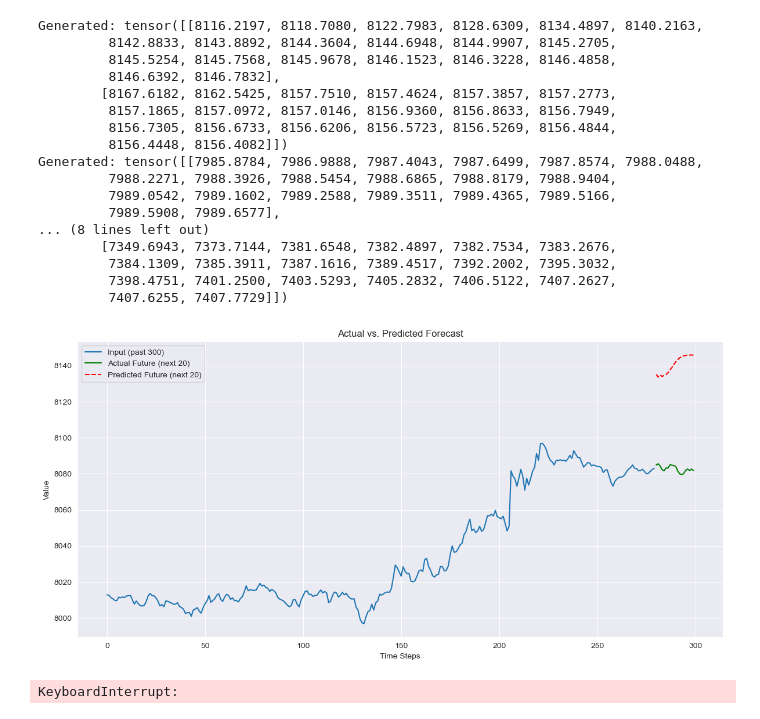
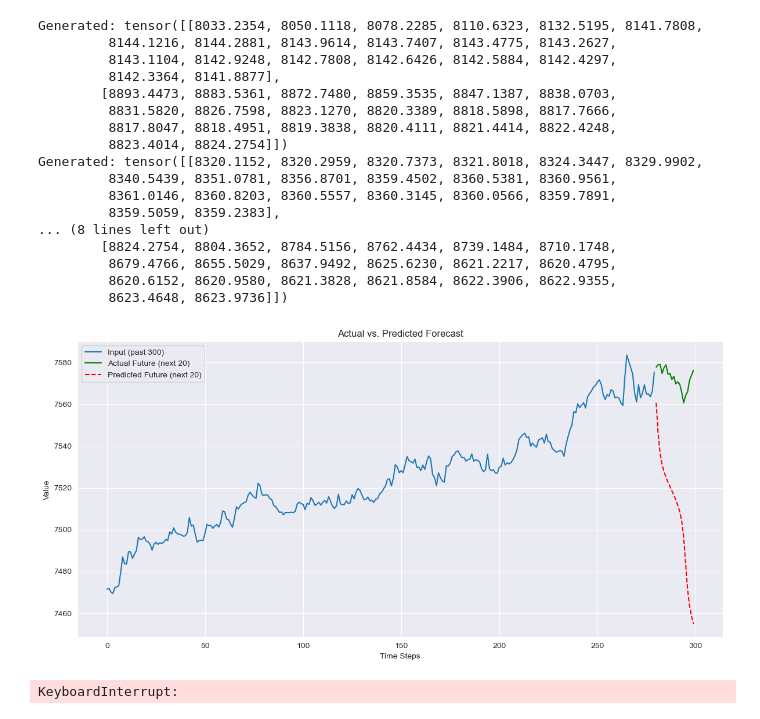
Before and after one commit to manikBS/omscs-capstone, a Jupyter notebook: manik_guassian_nonpl_encoder.ipynb, the cells around one changed output. Saved outputs shown, nothing was run; the diff lists cells and outputs as text; code cells hidden in the pictures.

```diff
--- a/manik_guassian_nonpl_encoder.ipynb
+++ b/manik_guassian_nonpl_encoder.ipynb
@@ -13,16 +13,15 @@ model = CustomTransformerEncoderOnly(d_model=4, nhead=2, num_encoder_layers=6, d
 
 dataset = Nifty50Dataset(
     "/Users/maniksomayaji/Documents/omscs/capstone_project/data/NIFTY 50_minute_data.csv",
-    window_size=300,
+    window_size=60,
     prediction_horizon=1
 )
 
-split_ratio = 0.1
+split_ratio = 0.2
 val_size = int(len(dataset) * split_ratio)
-test_size = int(len(dataset) * split_ratio)
-train_size = len(dataset) - 2 * val_size
+train_size = len(dataset) - val_size
 
-train_dataset, val_dataset, test_dataset = random_split(dataset, [train_size, val_size, test_size])
+train_dataset, val_dataset = random_split(dataset, [train_size, val_size])
 
 train_loader = DataLoader(train_dataset, batch_size=2, shuffle=True)
 val_loader = DataLoader(val_dataset, batch_size=2, shuffle=False)
@@ -70,50 +70,50 @@ for i, (x, y) in enumerate(train_loader):
     output = forecaster.autoregressive_predict(x, max_len=20)
     print("Generated:", output)
 # %% [output]
-Generated: tensor([[8116.2197, 8118.7080, 8122.7983, 8128.6309, 8134.4897, 8140.2163,
-         8142.8833, 8143.8892, 8144.3604, 8144.6948, 8144.9907, 8145.2705,
-         8145.5254, 8145.7568, 8145.9678, 8146.1523, 8146.3228, 8146.4858,
-         8146.6392, 8146.7832],
-        [8167.6182, 8162.5425, 8157.7510, 8157.4624, 8157.3857, 8157.2773,
-         8157.1865, 8157.0972, 8157.0146, 8156.9360, 8156.8633, 8156.7949,
-         8156.7305, 8156.6733, 8156.6206, 8156.5723, 8156.5269, 8156.4844,
-         8156.4448, 8156.4082]])
-Generated: tensor([[7985.8784, 7986.9888, 7987.4043, 7987.6499, 7987.8574, 7988.0488,
-         7988.2271, 7988.3926, 7988.5454, 7988.6865, 7988.8179, 7988.9404,
-         7989.0542, 7989.1602, 7989.2588, 7989.3511, 7989.4365, 7989.5166,
-         7989.5908, 7989.6577],
+Generated: tensor([[8033.2354, 8050.1118, 8078.2285, 8110.6323, 8132.5195, 8141.7808,
+         8144.1216, 8144.2881, 8143.9614, 8143.7407, 8143.4775, 8143.2627,
+         8143.1104, 8142.9248, 8142.7808, 8142.6426, 8142.5884, 8142.4297,
+         8142.3364, 8141.8877],
+        [8893.4473, 8883.5361, 8872.7480, 8859.3535, 8847.1387, 8838.0703,
+         8831.5820, 8826.7598, 8823.1270, 8820.3389, 8818.5898, 8817.7666,
+         8817.8047, 8818.4951, 8819.3838, 8820.4111, 8821.4414, 8822.4248,
+         8823.4014, 8824.2754]])
+Generated: tensor([[8320.1152, 8320.2959, 8320.7373, 8321.8018, 8324.3447, 8329.9902,
+         8340.5439, 8351.0781, 8356.8701, 8359.4502, 8360.5381, 8360.9561,
+         8361.0146, 8360.8203, 8360.5557, 8360.3145, 8360.0566, 8359.7891,
+         8359.5059, 8359.2383],
 ... (8 lines left out)
-        [7349.6943, 7373.7144, 7381.6548, 7382.4897, 7382.7534, 7383.2676,
-         7384.1309, 7385.3911, 7387.1616, 7389.4517, 7392.2002, 7395.3032,
-         7398.4751, 7401.2500, 7403.5293, 7405.2832, 7406.5122, 7407.2627,
-         7407.6255, 7407.7729]])
+        [8824.2754, 8804.3652, 8784.5156, 8762.4434, 8739.1484, 8710.1748,
+         8679.4766, 8655.5029, 8637.9492, 8625.6230, 8621.2217, 8620.4795,
+         8620.6152, 8620.9580, 8621.3828, 8621.8584, 8622.3906, 8622.9355,
+         8623.4648, 8623.9736]])
 # %%
 import matplotlib.pyplot as plt
 import torch
 
-data_x, data_y = val_dataset[200]
+data_x, data_y = val_dataset[0]
 full_series = data_x[:320]
 
 input_seq = full_series[:280].unsqueeze(0)
 true_future = full_series[280:]
 
 with torch.no_grad():
     predicted_future = forecaster.autoregressive_predict(input_seq, max_len=20)
 predicted_future = predicted_future.squeeze().unsqueeze(-1) # Remove batch dimension
 
 plt.figure(figsize=(12, 6))
 plt.plot(range(280), input_seq.squeeze(), label='Input (past 300)')
 plt.plot(range(280, 300), true_future, label='Actual Future (next 20)', color='green')
 plt.plot(range(280, 300), predicted_future, label='Predicted Future (next 20)', color='red', linestyle='--')
 plt.legend()
 plt.title('Actual vs. Predicted Forecast')
 plt.xlabel('Time Steps')
 plt.ylabel('Value')
 plt.grid(True)
 plt.tight_layout()
 plt.show()
 # %% [output]
-[figure, old version]
+[figure, new version]
 # %%
 torch.save(model.state_dict(), 'model_l_1.pth')
 # %%
```
Also changed, not shown: parts of 3 cells of this notebook, 1 other file.
